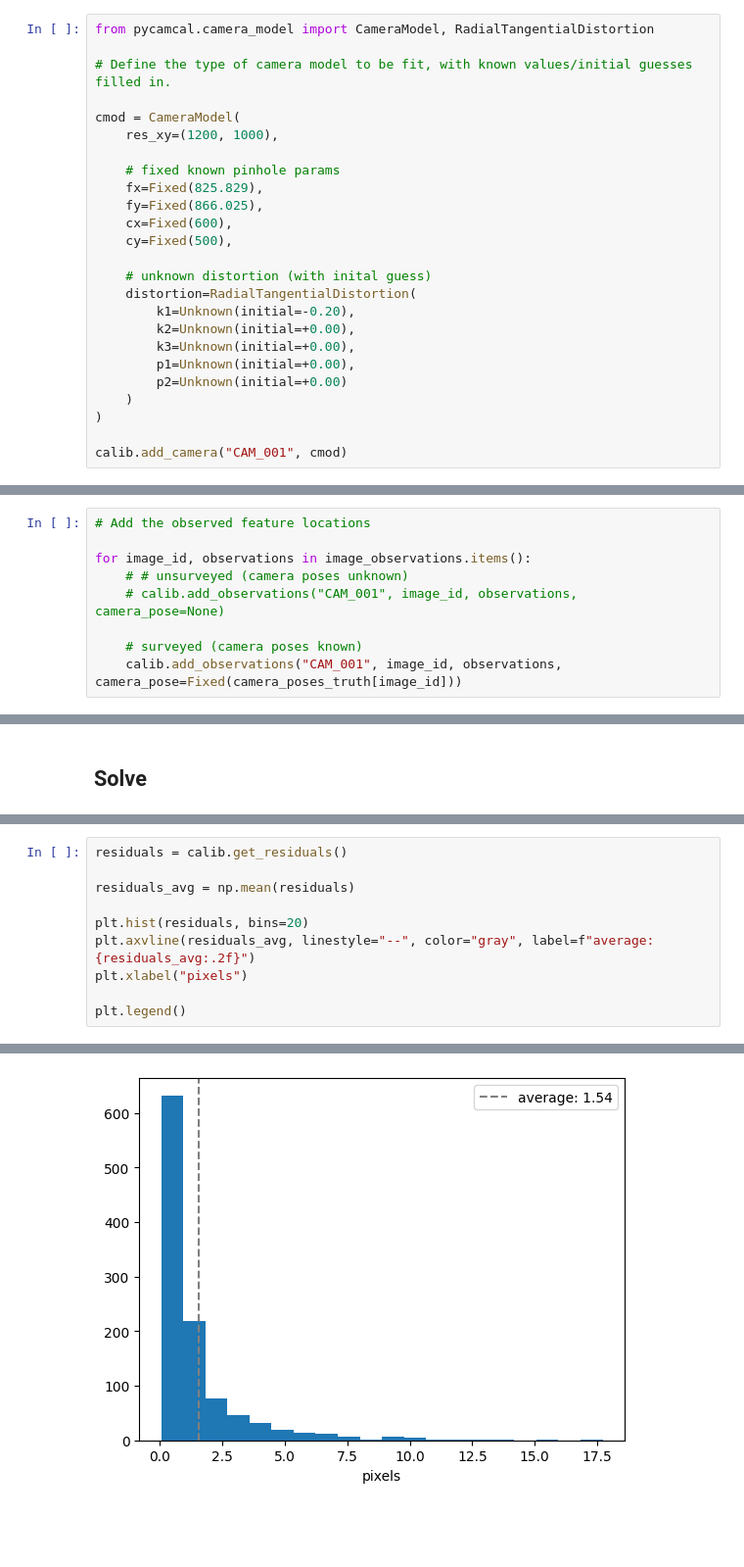
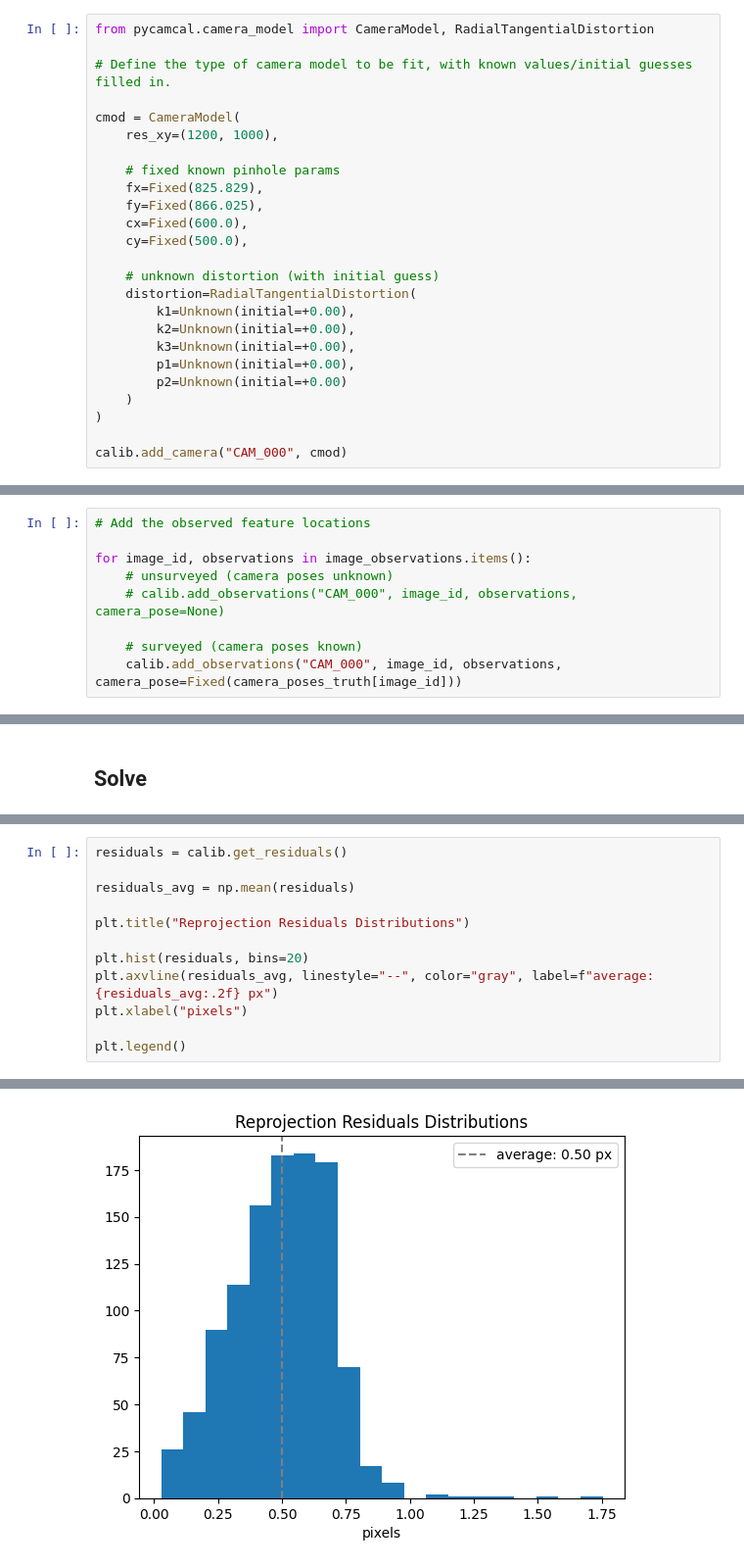
Before and after one commit to rschwa6308/PyCamCal, a Jupyter notebook: examples/surveyed_calibration.ipynb, the cells around one changed output, grey strips where cells are left out. Shown: that part at 98% size. Saved outputs shown, nothing was run; the diff lists cells and outputs as text; blank space fills up the shorter version.

```diff
--- a/examples/surveyed_calibration.ipynb
+++ b/examples/surveyed_calibration.ipynb
@@ -151,12 +94,12 @@ cmod = CameraModel(
     # fixed known pinhole params
     fx=Fixed(825.829),
     fy=Fixed(866.025),
-    cx=Fixed(600),
-    cy=Fixed(500),
+    cx=Fixed(600.0),
+    cy=Fixed(500.0),
 
-    # unknown distortion (with inital guess)
+    # unknown distortion (with initial guess)
     distortion=RadialTangentialDistortion(
-        k1=Unknown(initial=-0.20),
+        k1=Unknown(initial=+0.00),
         k2=Unknown(initial=+0.00),
         k3=Unknown(initial=+0.00),
         p1=Unknown(initial=+0.00),
@@ -164,7 +107,7 @@ cmod = CameraModel(
     )
 )
 
-calib.add_camera("CAM_001", cmod)
+calib.add_camera("CAM_000", cmod)
 # %%
 # Add the known calibration target geometry
 
@@ -173,9 +116,9 @@ calib.add_known_scene_points(calibration_target_points)
 # Add the observed feature locations
 
 for image_id, observations in image_observations.items():
-    # # unsurveyed (camera poses unknown)
-    # calib.add_observations("CAM_001", image_id, observations, camera_pose=None)
+    # unsurveyed (camera poses unknown)
+    # calib.add_observations("CAM_000", image_id, observations, camera_pose=None)
 
     # surveyed (camera poses known)
-    calib.add_observations("CAM_001", image_id, observations, camera_pose=Fixed(camera_poses_truth[image_id]))
+    calib.add_observations("CAM_000", image_id, observations, camera_pose=Fixed(camera_poses_truth[image_id]))
 # %%
@@ -210,8 +198,10 @@ residuals = calib.get_residuals()
 
 residuals_avg = np.mean(residuals)
 
+plt.title("Reprojection Residuals Distributions")
+
 plt.hist(residuals, bins=20)
-plt.axvline(residuals_avg, linestyle="--", color="gray", label=f"average: {residuals_avg:.2f}")
+plt.axvline(residuals_avg, linestyle="--", color="gray", label=f"average: {residuals_avg:.2f} px")
 plt.xlabel("pixels")
 
 plt.legend()
@@ -233 +210 @@ diff(detect=[[329.622 290.359]
-[figure, old version]
+[figure, new version]
```
Also changed, not shown: parts of 14 cells of this notebook, 12 other files.
